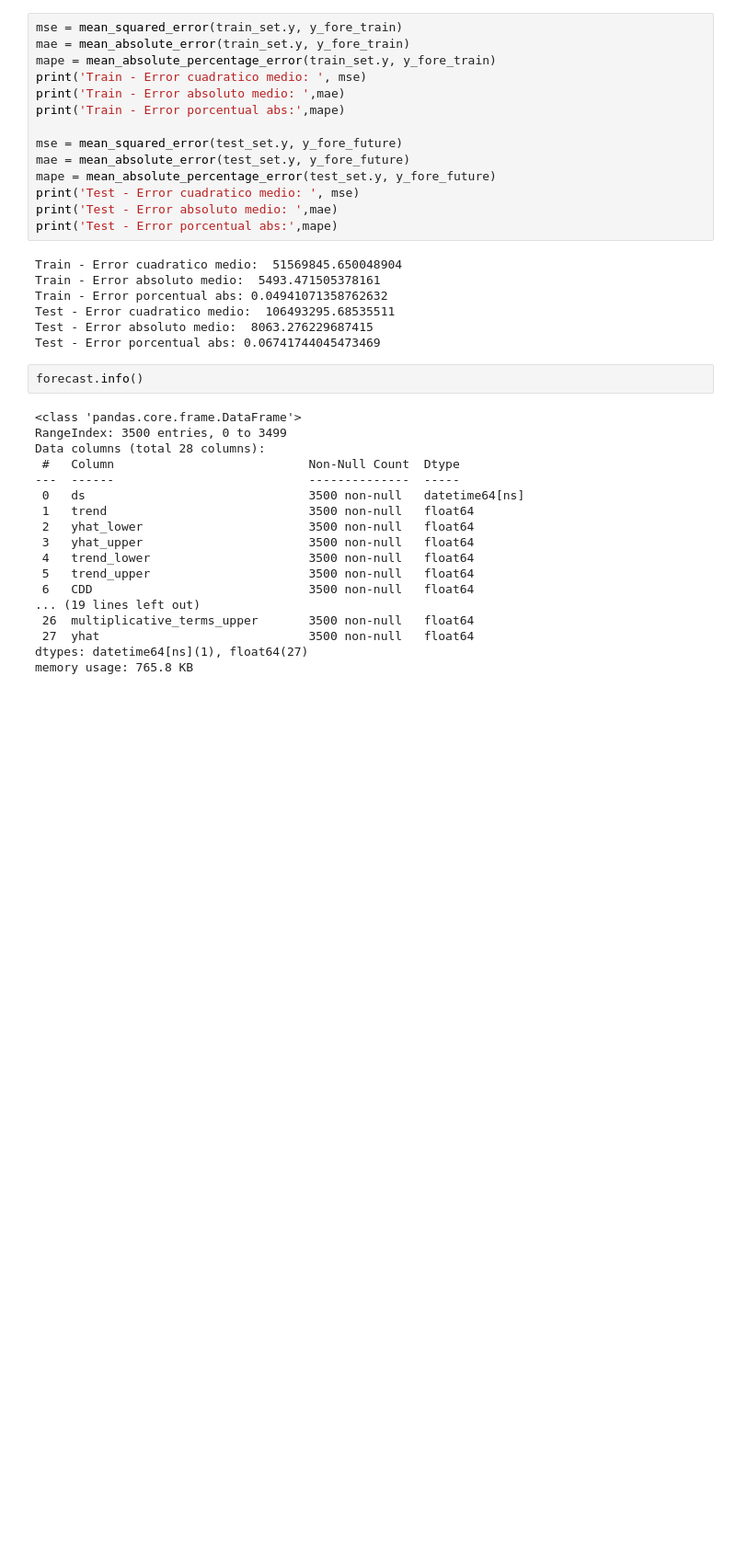
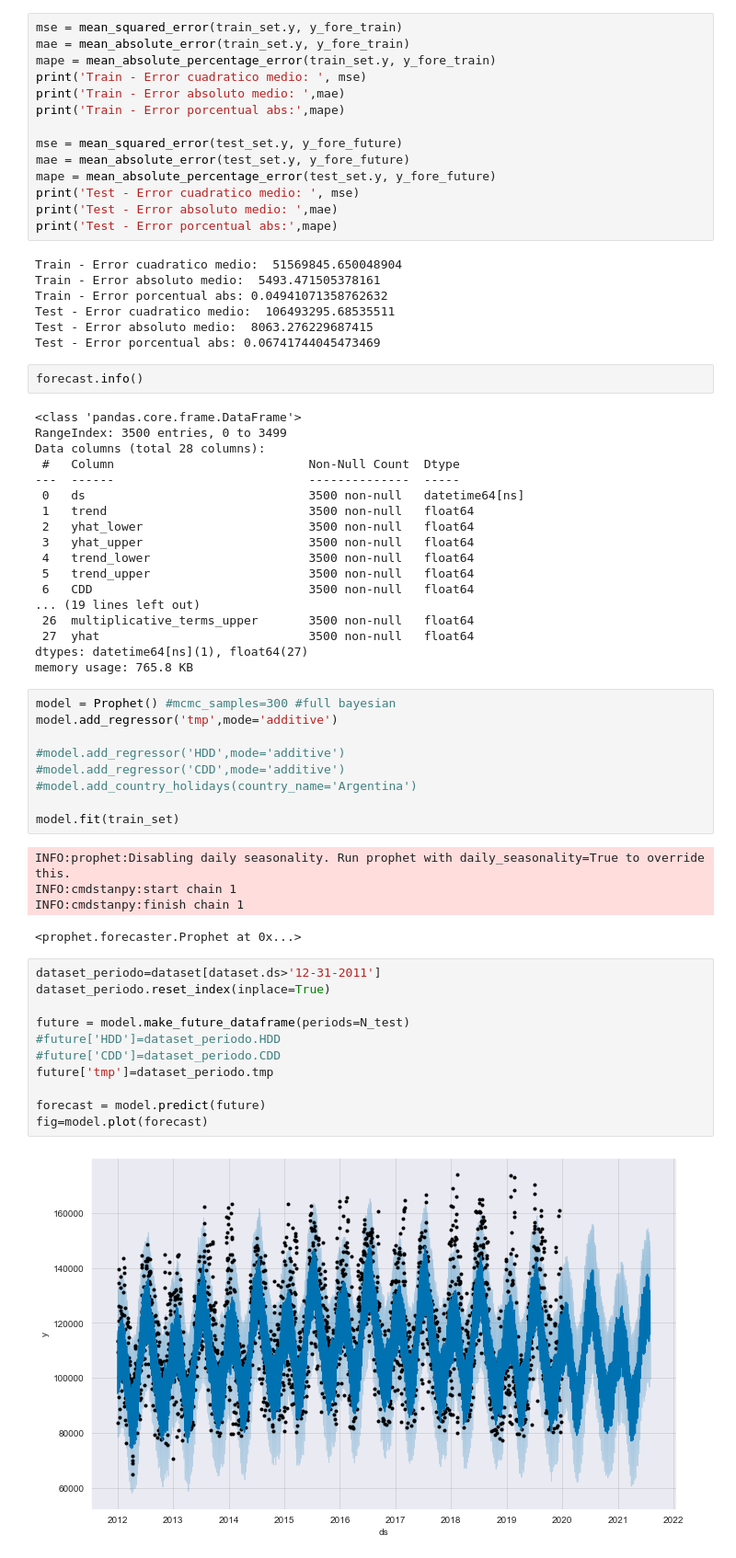
Before and after one commit to magistery-tps/time-series-tp, a Jupyter notebook: notebooks/prediction_simple_prophet_CDD_HDD.ipynb, the cells around one changed output. Shown at 92% size. Cells and saved outputs as stored; diff of their text form; blank space fills up the shorter version.

Commit message:
modelo hibrido + wavethresh in R

```diff
--- a/notebooks/prediction_simple_prophet_CDD_HDD.ipynb
+++ b/notebooks/prediction_simple_prophet_CDD_HDD.ipynb
@@ -199,3 +200,30 @@ Data columns (total 28 columns):
  27  yhat                             3500 non-null   float64
 dtypes: datetime64[ns](1), float64(27)
 memory usage: 765.8 KB
+# %%
+model = Prophet() #mcmc_samples=300 #full bayesian
+model.add_regressor('tmp',mode='additive')
+
+#model.add_regressor('HDD',mode='additive')
+#model.add_regressor('CDD',mode='additive')
+#model.add_country_holidays(country_name='Argentina')
+
+model.fit(train_set)
+# %% [output]
+INFO:prophet:Disabling daily seasonality. Run prophet with daily_seasonality=True to override this.
+INFO:cmdstanpy:start chain 1
+INFO:cmdstanpy:finish chain 1
+<prophet.forecaster.Prophet at 0x...>
+# %%
+dataset_periodo=dataset[dataset.ds>'12-31-2011']
+dataset_periodo.reset_index(inplace=True)
+
+future = model.make_future_dataframe(periods=N_test)
+#future['HDD']=dataset_periodo.HDD
+#future['CDD']=dataset_periodo.CDD
+future['tmp']=dataset_periodo.tmp
+
+forecast = model.predict(future)
+fig=model.plot(forecast)
+# %% [output]
+[figure, added]
```
Also changed, not shown: parts of 5 cells of this notebook, 3 other files.
